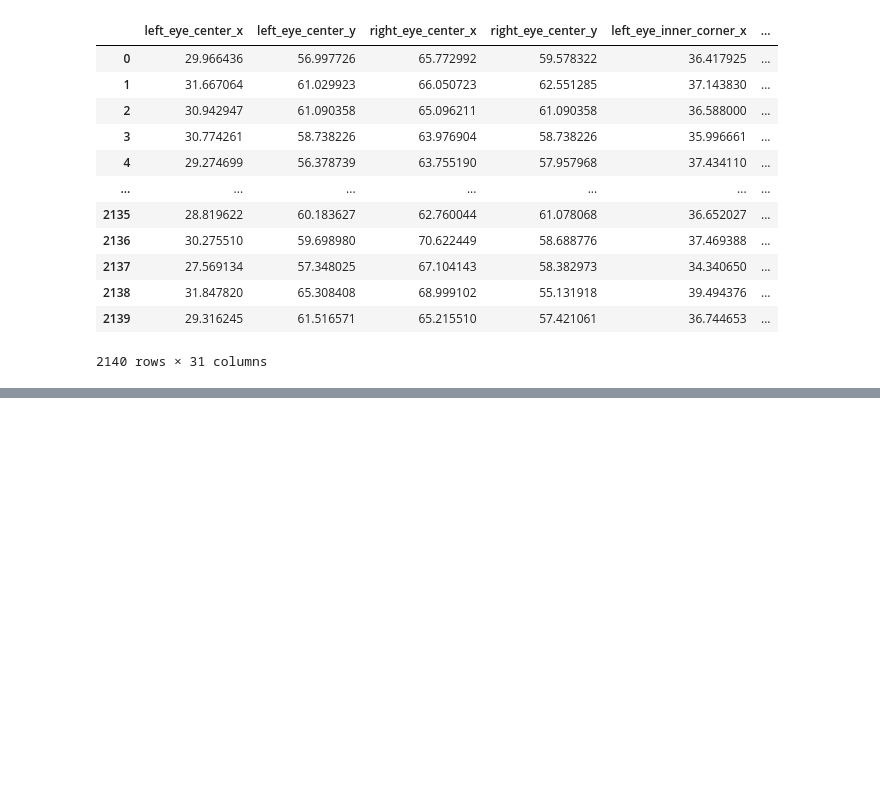
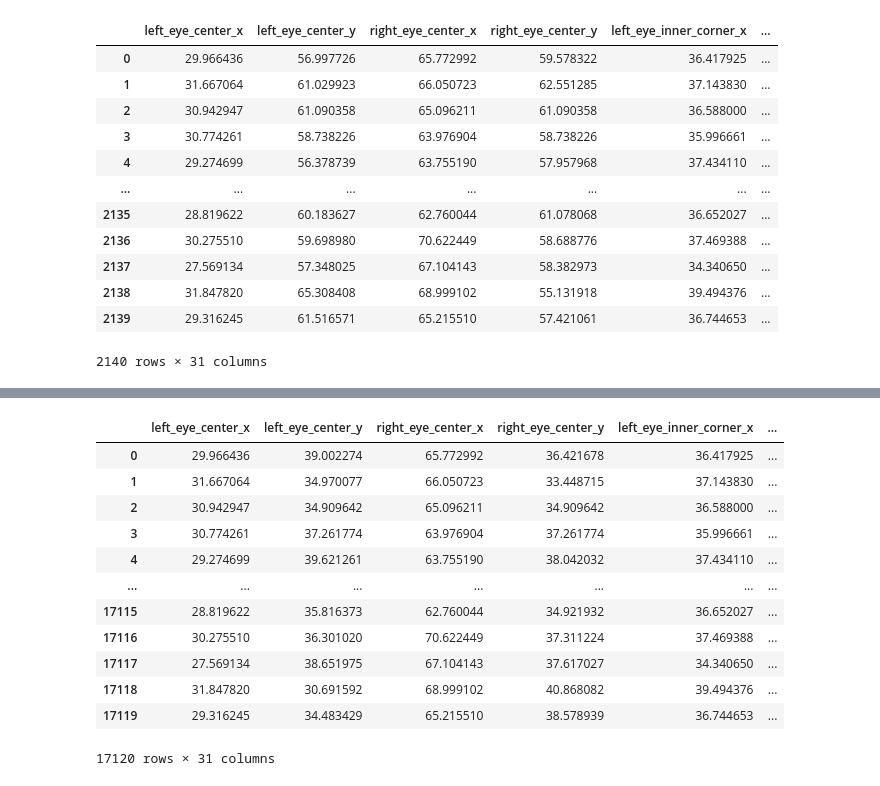
Before and after one commit to RubenBBlazquez/EmotionPredictor, a Jupyter notebook: DataAugmentation.ipynb, the cells around one changed output, grey strips where cells are left out. Saved outputs shown, nothing was run; the diff lists cells and outputs as text; code cells hidden in the pictures; blank space fills up the shorter version.

```diff
--- a/DataAugmentation.ipynb
+++ b/DataAugmentation.ipynb
@@ -241,0 +232,22 @@ augmented_facial_face_points.to_parquet('datasets/augmented_data.parquet')
+# %%
+from sklearn.preprocessing import MinMaxScaler
+scaler = MinMaxScaler()
+
+normalized_augmented_facial_face_points = augmented_facial_face_points.copy()
+normalized_augmented_facial_face_points['Image'] = normalized_augmented_facial_face_points['Image'].apply(lambda x: scaler.fit_transform(np.array(x).reshape(-1, 1)).reshape(-1))
+
+normalized_augmented_facial_face_points
+# %% [output]
+|  | left_eye_center_x | left_eye_center_y | right_eye_center_x | right_eye_center_y | left_eye_inner_corner_x | ... |
+| 0 | 29.966436 | 39.002274 | 65.772992 | 36.421678 | 36.417925 | ... |
+| 1 | 31.667064 | 34.970077 | 66.050723 | 33.448715 | 37.143830 | ... |
+| 2 | 30.942947 | 34.909642 | 65.096211 | 34.909642 | 36.588000 | ... |
+| 3 | 30.774261 | 37.261774 | 63.976904 | 37.261774 | 35.996661 | ... |
+| 4 | 29.274699 | 39.621261 | 63.755190 | 38.042032 | 37.434110 | ... |
+| ... | ... | ... | ... | ... | ... | ... |
+| 17115 | 28.819622 | 35.816373 | 62.760044 | 34.921932 | 36.652027 | ... |
+| 17116 | 30.275510 | 36.301020 | 70.622449 | 37.311224 | 37.469388 | ... |
+| 17117 | 27.569134 | 38.651975 | 67.104143 | 37.617027 | 34.340650 | ... |
+| 17118 | 31.847820 | 30.691592 | 68.999102 | 40.868082 | 39.494376 | ... |
+| 17119 | 29.316245 | 34.483429 | 65.215510 | 38.578939 | 36.744653 | ... |
+17120 rows × 31 columns
```
Also changed, not shown: parts of 10 cells of this notebook, 2 other files.
